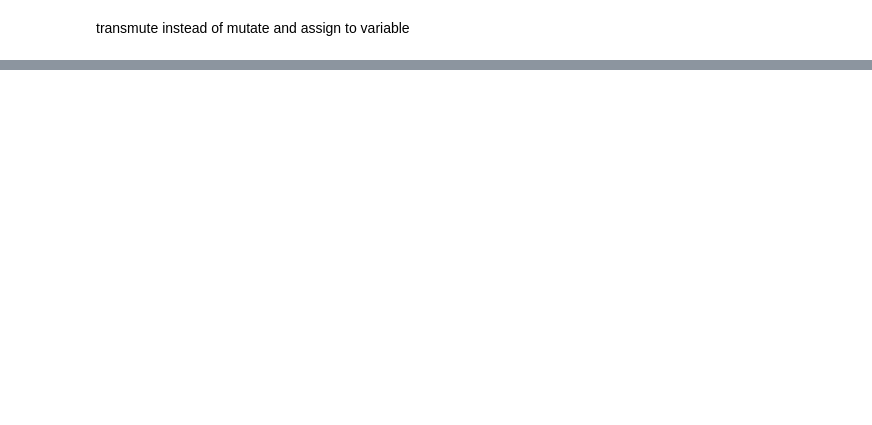
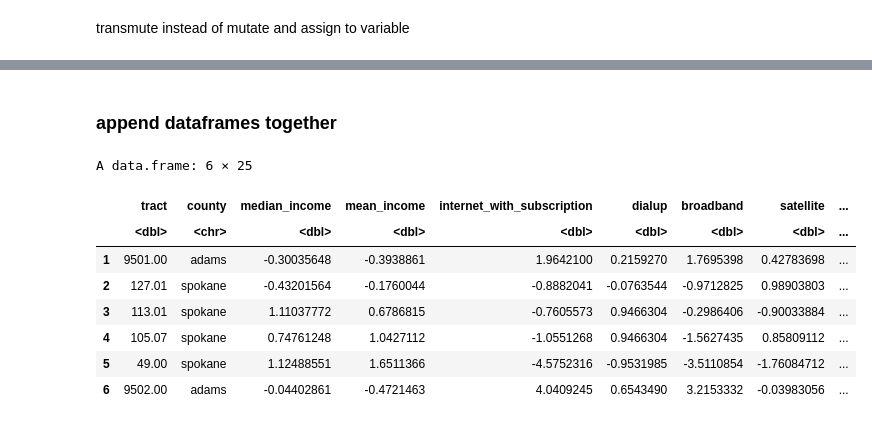
Before and after one commit to nicholasptran/eastern-washington-digital-equity, a Jupyter notebook: app/notebooks_and_testing/pc.ipynb, the cells around one changed output, grey strips where cells are left out. Drawn from its saved outputs; the diff is of its cells as text; code cells hidden in the pictures; blank space fills up the shorter version.

Commit message:
finished index

```diff
--- a/app/notebooks_and_testing/pc.ipynb
+++ b/app/notebooks_and_testing/pc.ipynb
@@ -139,0 +176,5 @@ A matrix: 178 × 4 of type dbl
+# %%
+tract_county <- standardized_data_all %>%
+    select(tract, county)
+
+head(tract_county)
@@ -139,0 +191,5 @@ A matrix: 178 × 4 of type dbl
+# %%
+filtered_standardized_data <- standardized_data_all %>%
+    select(-tract, -county, -with_other, -only_tablet)
+
+head(filtered_standardized_data)
@@ -139,0 +208,8 @@ A matrix: 178 × 4 of type dbl
+# %%
+index <- filtered_standardized_data
+
+for(i in 1:ncol(index)){
+    index[, i] <- index[, i] * variable_weights[i,]
+}
+
+head(index)
@@ -139,0 +226,16 @@ A matrix: 178 × 4 of type dbl
+# %% [markdown]
+### append dataframes together
+# %%
+pc_index <- bind_cols(tract_county, index)
+
+head(pc_index)
+# %% [output]
+A data.frame: 6 × 25
+|  | tract | county | median_income | mean_income | internet_with_subscription | dialup | broadband | satellite | ... |
+|  | <dbl> | <chr> | <dbl> | <dbl> | <dbl> | <dbl> | <dbl> | <dbl> | ... |
+| 1 | 9501.00 | adams | -0.30035648 | -0.3938861 | 1.9642100 | 0.2159270 | 1.7695398 | 0.42783698 | ... |
+| 2 | 127.01 | spokane | -0.43201564 | -0.1760044 | -0.8882041 | -0.0763544 | -0.9712825 | 0.98903803 | ... |
+| 3 | 113.01 | spokane | 1.11037772 | 0.6786815 | -0.7605573 | 0.9466304 | -0.2986406 | -0.90033884 | ... |
+| 4 | 105.07 | spokane | 0.74761248 | 1.0427112 | -1.0551268 | 0.9466304 | -1.5627435 | 0.85809112 | ... |
+| 5 | 49.00 | spokane | 1.12488551 | 1.6511366 | -4.5752316 | -0.9531985 | -3.5110854 | -1.76084712 | ... |
+| 6 | 9502.00 | adams | -0.04402861 | -0.4721463 | 4.0409245 | 0.6543490 | 3.2153332 | -0.03983056 | ... |
```
Also changed, not shown: parts of 26 cells of this notebook, 1 other file.
